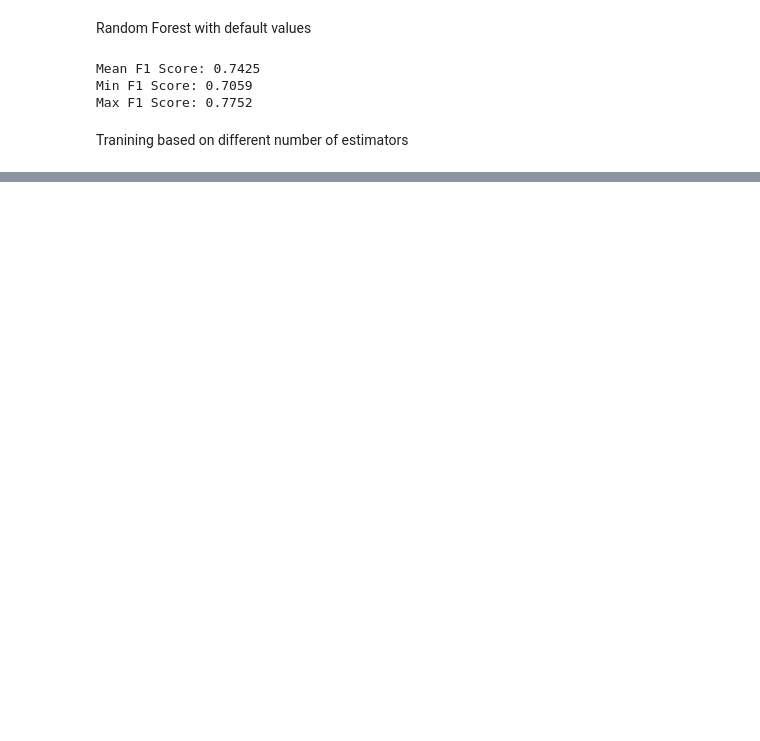
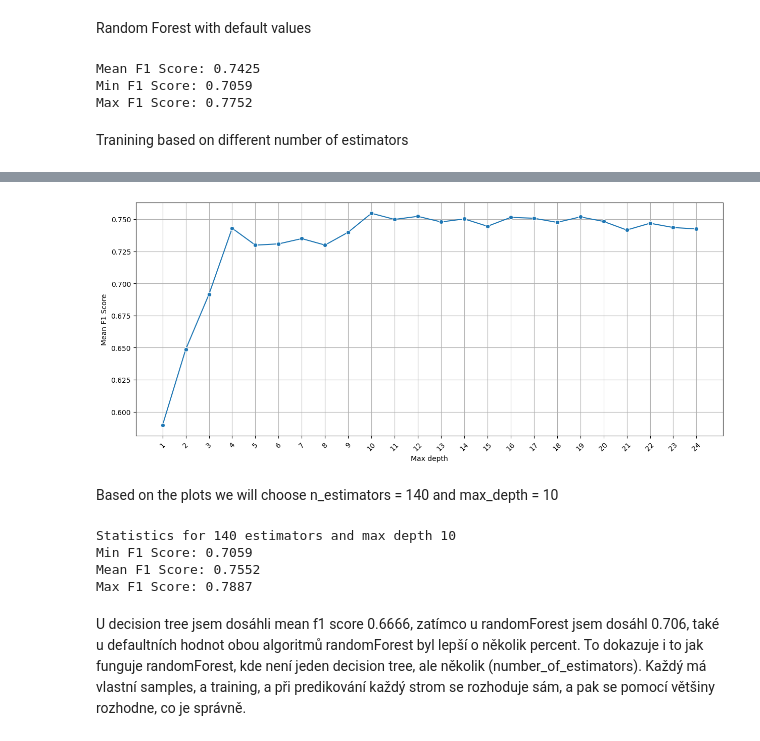
Before and after one commit to TotalChaosRexinator/School, a Jupyter notebook: fml_08.ipynb, the cells around one changed output, grey strips where cells are left out. Drawn from its saved outputs; the diff is of its cells as text; code cells hidden in the pictures; blank space fills up the shorter version.

```diff
--- a/fml_08.ipynb
+++ b/fml_08.ipynb
@@ -778,0 +812,19 @@ result_estimators
+# %%
+scores_depth = []
+for n_d in range(1, 25):
+  skf = KFold(n_splits=5, shuffle = True, random_state = 13)
+  scores = []
+
+  for train_index, test_index in skf.split(X, y):
+      X_train, X_test = X.iloc[train_index, :], X.iloc[test_index, :]
+      y_train, y_test = y.iloc[train_index], y.iloc[test_index]
+
+      clf = RandomForestClassifier(max_depth=n_d, random_state = 13)
+      clf.fit(X_train, y_train)
+      y_pred = clf.predict(X_test)
+      scores.append(f1_score(y_test, y_pred))
+
+  scores_depth.append((n_d, np.mean(scores)))
+
+result_depths = pd.DataFrame.from_records(scores_depth, columns=['max_depth', 'f1'])
+result_depths
@@ -778,0 +849,40 @@ result_estimators
+# %%
+plt.figure(figsize=(15, 6))
+sns.lineplot(data=result_depths, x='max_depth', y='f1', marker='o')
+plt.xticks(
+    result_depths['max_depth'].unique(),
+    rotation=45
+)
+plt.xlabel('Max depth')
+plt.ylabel('Mean F1 Score')
+plt.grid(True)
+plt.show()
+# %% [output]
+[figure, added]
+# %% [markdown]
+Based on the plots we will choose n_estimators = 140 and max_depth = 10
+# %%
+kf = KFold(n_splits=5, shuffle=True, random_state=13)
+scores_tuned_rf = []
+
+for train_index, test_index in kf.split(X, y):
+    X_train, X_test = X.iloc[train_index, :], X.iloc[test_index, :]
+    y_train, y_test = y.iloc[train_index], y.iloc[test_index]
+
+    clf_tuned_rf = RandomForestClassifier(n_estimators=140 , max_depth= 10, random_state=13)
+    clf_tuned_rf.fit(X_train, y_train)
+    y_pred = clf_tuned_rf.predict(X_test)
+    scores_tuned_rf.append(f1_score(y_test, y_pred))
+
+print(f"Statistics for 140 estimators and max depth 10")
+print(f"Min F1 Score: {np.min(scores_tuned_rf):.4f}")
+print(f"Mean F1 Score: {np.mean(scores_tuned_rf):.4f}")
+print(f"Max F1 Score: {np.max(scores_tuned_rf):.4f}")
+# %% [output]
+Statistics for 140 estimators and max depth 10
+Min F1 Score: 0.7059
+Mean F1 Score: 0.7552
+Max F1 Score: 0.7887
+# %% [markdown]
+U decision tree jsem dosáhli mean f1 score 0.6666, zatímco u randomForest jsem dosáhl 0.706, také u defaultních hodnot obou algoritmů randomForest byl lepší o několik percent.
+To dokazuje i to jak funguje randomForest, kde není jeden decision tree, ale několik (number_of_estimators). Každý má vlastní samples, a training, a při predikování každý strom se rozhoduje sám, a pak se pomocí většiny rozhodne, co je správně.
```
Also changed, not shown: parts of 9 cells of this notebook.
